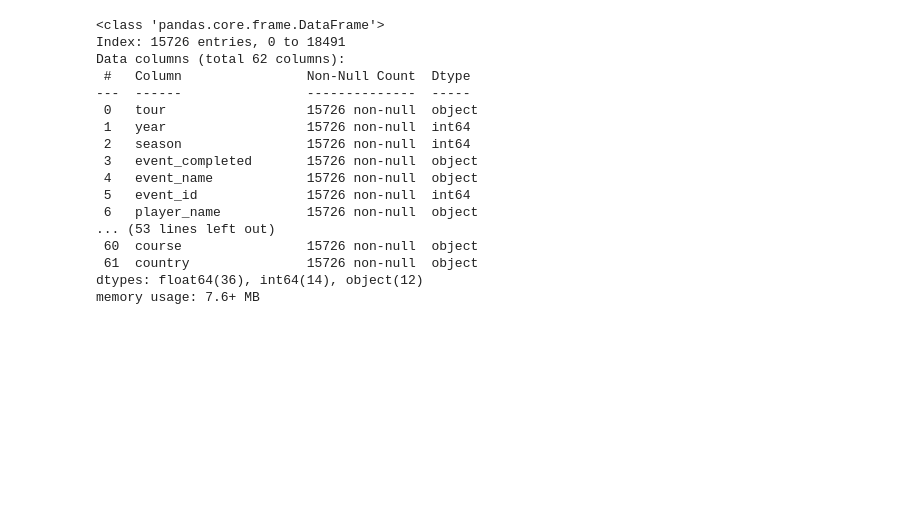
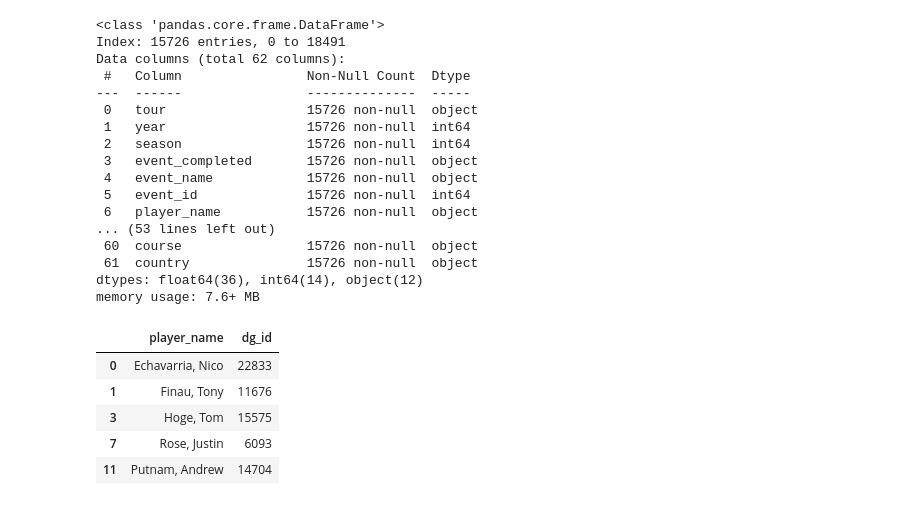
Before and after one commit to vetherton/COS497IW, a Jupyter notebook: Player_EDA2.ipynb, the cells around one changed output. Saved outputs shown, nothing was run; the diff lists cells and outputs as text; code cells hidden in the pictures; blank space fills up the shorter version.

Commit message:
created player id table

```diff
--- a/Player_EDA2.ipynb
+++ b/Player_EDA2.ipynb
@@ -544,3 +544,14 @@ Data columns (total 62 columns):
  61  country               15726 non-null  object
 dtypes: float64(36), int64(14), object(12)
 memory usage: 7.6+ MB
+# %%
+player_df = merged_df2[['player_name', 'dg_id']].drop_duplicates()
+# %%
+player_df.head()
+# %% [output]
+|  | player_name | dg_id |
+| 0 | Echavarria, Nico | 22833 |
+| 1 | Finau, Tony | 11676 |
+| 3 | Hoge, Tom | 15575 |
+| 7 | Rose, Justin | 6093 |
+| 11 | Putnam, Andrew | 14704 |
```
Also changed, not shown: parts of 1 cell of this notebook, 1 other file.
